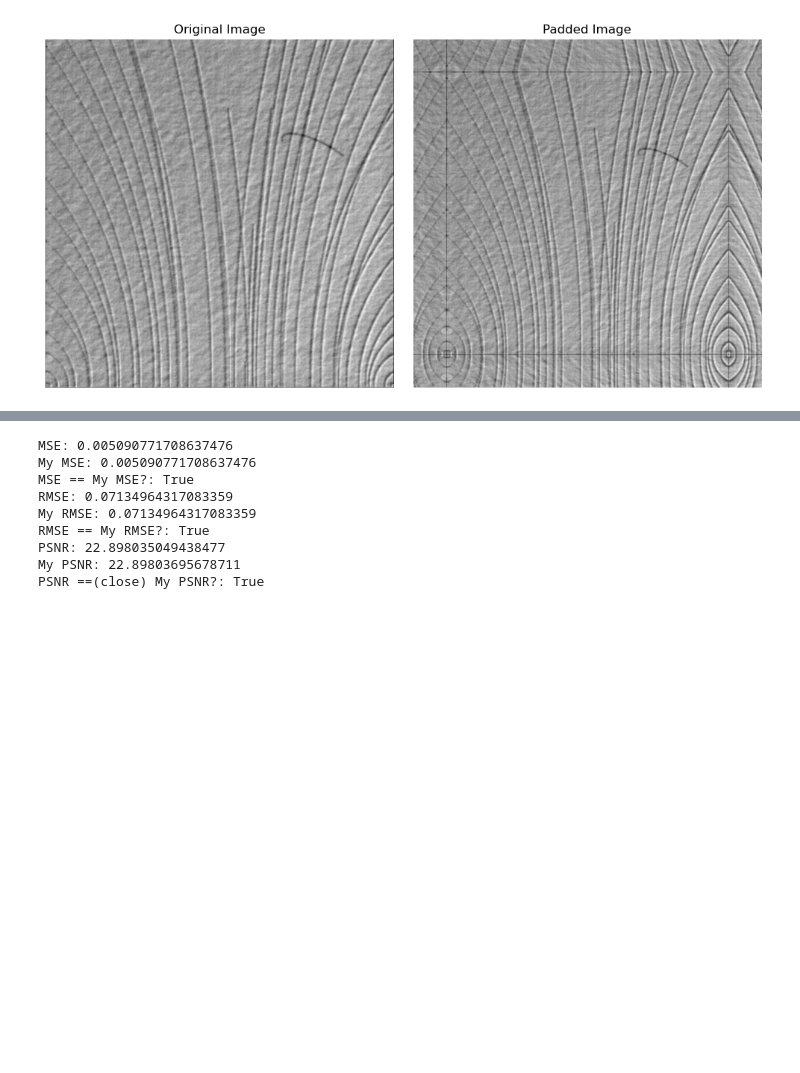
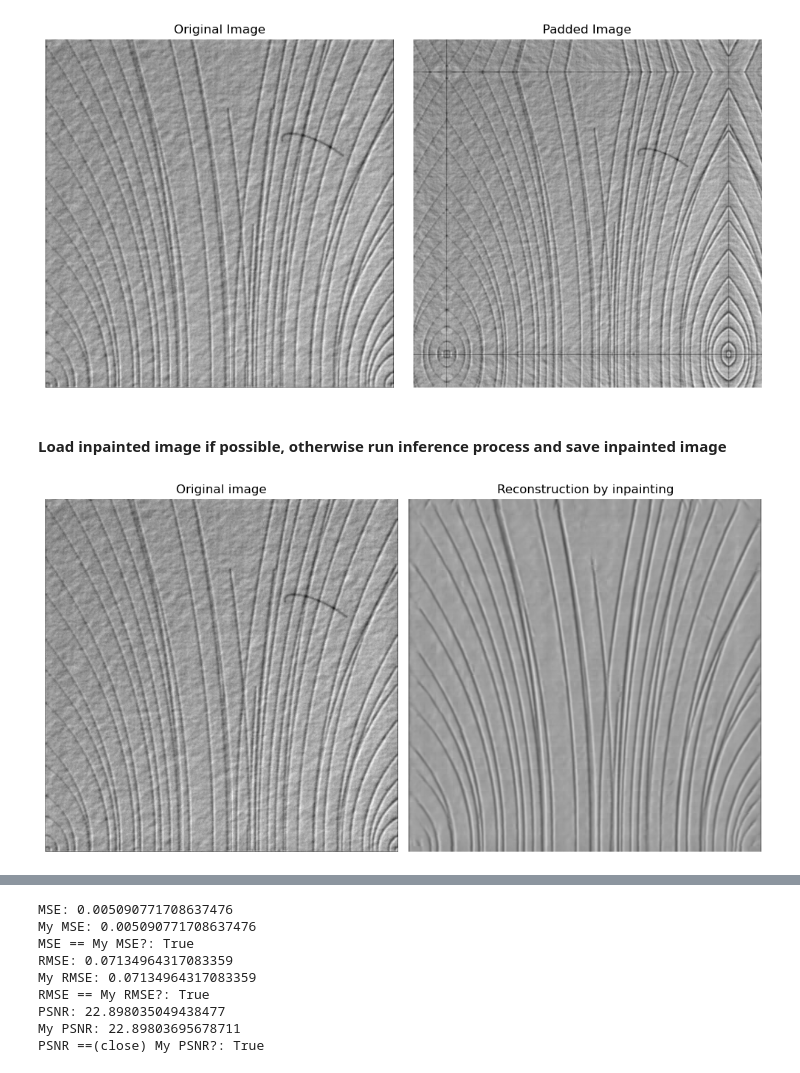
Before and after one commit to popastefan10/DeepAD, a Jupyter notebook: notebooks/eval.ipynb, the cells around one changed output, grey strips where cells are left out. Cells and saved outputs as stored; diff of their text form; code cells hidden in the pictures; blank space fills up the shorter version.

```diff
--- a/notebooks/eval.ipynb
+++ b/notebooks/eval.ipynb
@@ -97,4 +99,20 @@ Total padding: 60
 Padded image shape: torch.Size([632, 632])
 Number of windows: 32
 [figure]
+# %% [markdown]
+#### Load inpainted image if possible, otherwise run inference process and save inpainted image
+# %%
+inpainted_image = save_manager.try_load_inpainting(image_key, run_name, checkpoint_name)
+if inpainted_image is None:
+    print("Inpainted image could not be loaded!")
+else:
+    plot_images(
+        [image, inpainted_image],
+        ["Original image", "Reconstruction by inpainting"],
+        rows=1,
+        cols=2,
+        figsize=(10, 10),
+    )
+# %% [output]
+[figure, added]
 # %%
```
Also changed, not shown: parts of 16 cells of this notebook, 4 other files.
